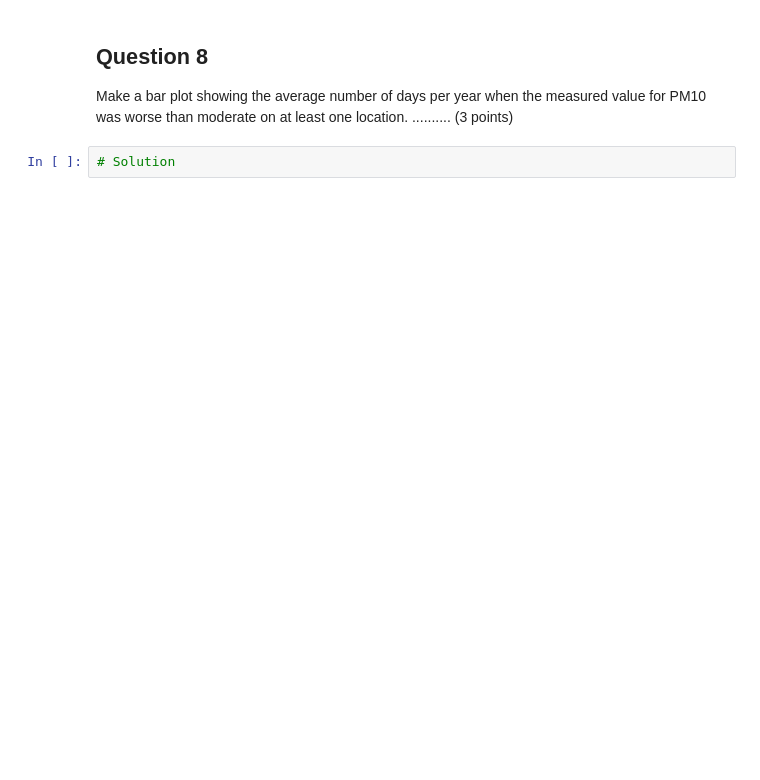
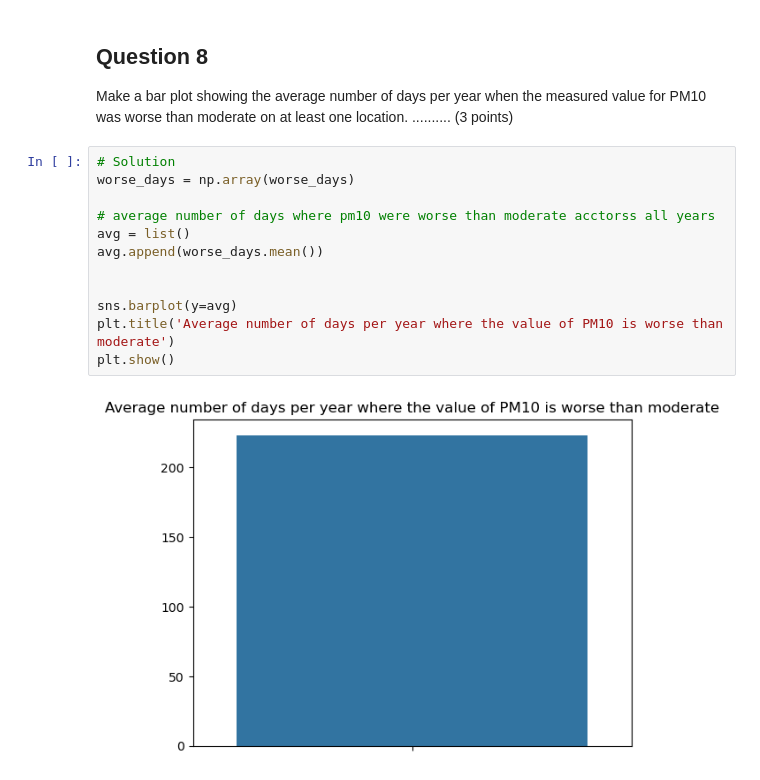
Before and after one commit to zdravozdravo/air-pollution-repo, a Jupyter notebook: 03 Air Pollution.ipynb, the cells around one changed output. Saved outputs shown, nothing was run; the diff lists cells and outputs as text; blank space fills up the shorter version.

```diff
--- a/03 Air Pollution.ipynb
+++ b/03 Air Pollution.ipynb
@@ -500,3 +538,15 @@ On how many days in each year, was the value of PM10 measured on at least one lo
 Make a bar plot showing the average number of days per year when the measured value for PM10 was worse than moderate on at least one location.  .......... (3 points)
 # %%
 # Solution
+worse_days = np.array(worse_days)
+
+# average number of days where pm10 were worse than moderate acctorss all years
+avg = list()
+avg.append(worse_days.mean())
+
+
+sns.barplot(y=avg)
+plt.title('Average number of days per year where the value of PM10 is worse than moderate')
+plt.show()
+# %% [output]
+[figure, added]
```
Also changed, not shown: parts of 5 cells of this notebook.
